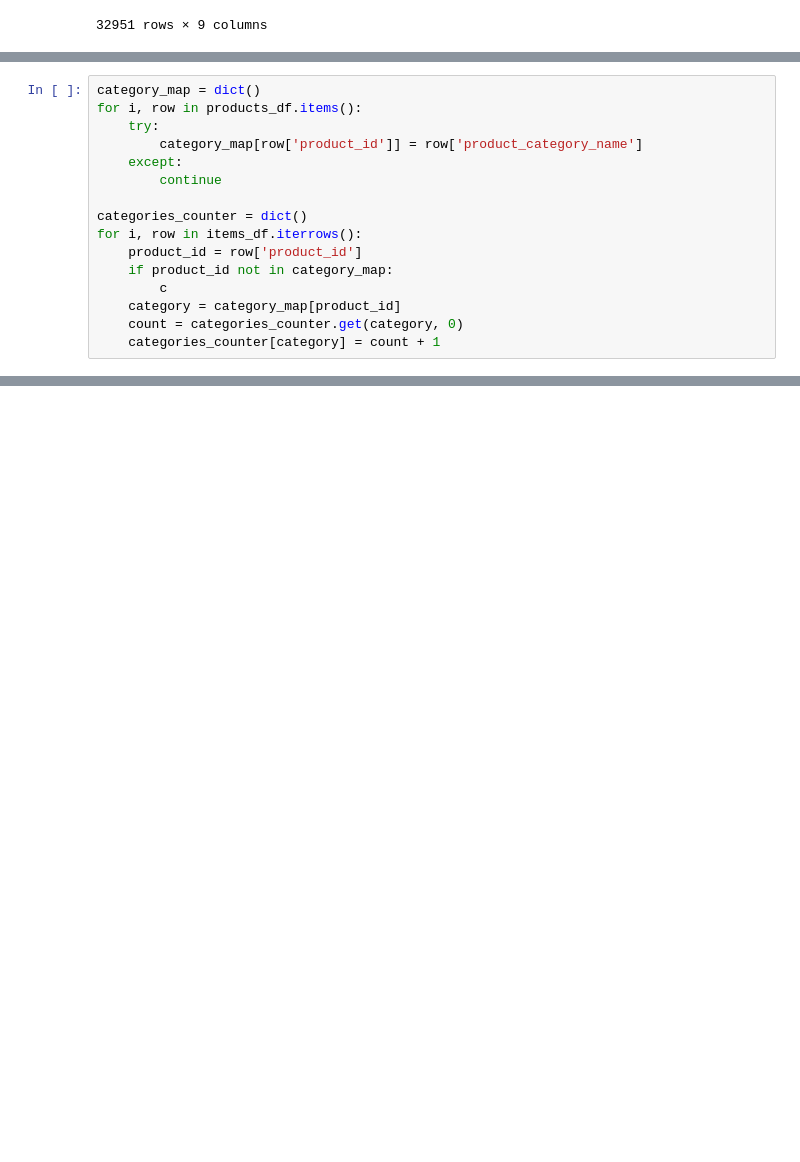
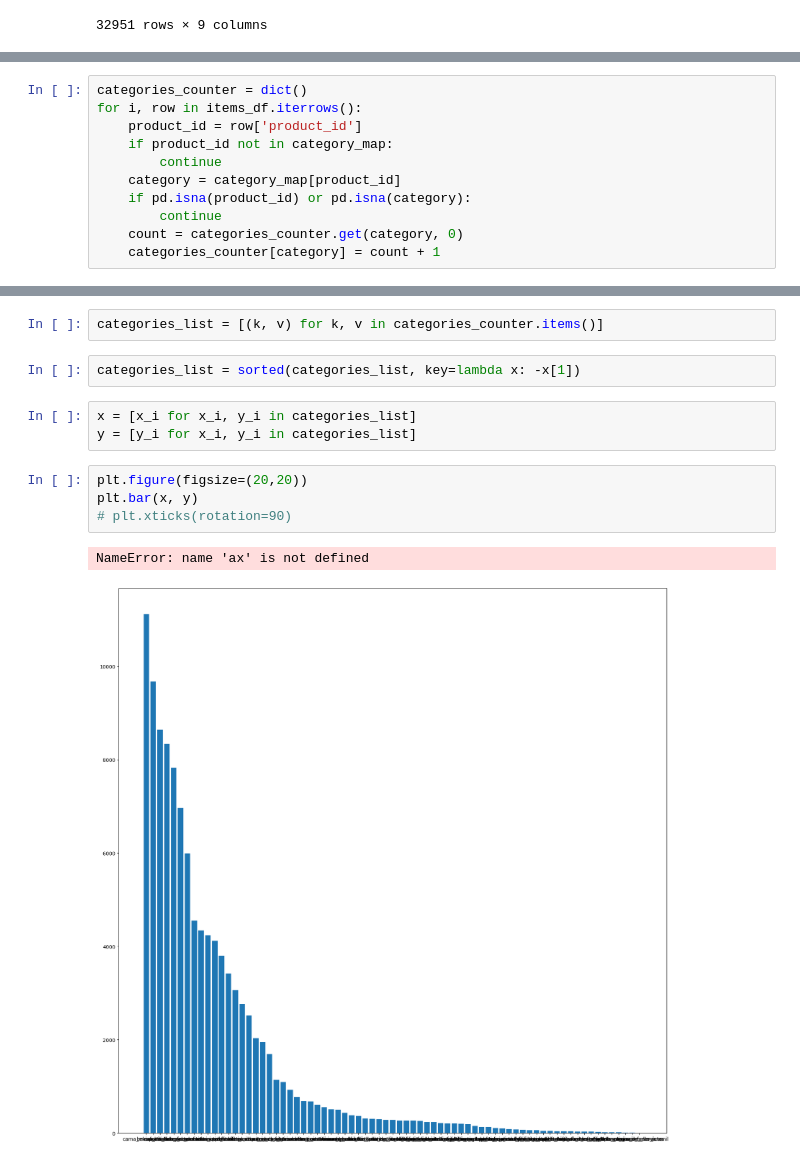
Before and after one commit to matwerner/fgv-introcomp, a Jupyter notebook: python/aula16/Untitled.ipynb, the cells around one changed output, grey strips where cells are left out. Cells and saved outputs as stored; diff of their text form; blank space fills up the shorter version.

```diff
--- a/python/aula16/Untitled.ipynb
+++ b/python/aula16/Untitled.ipynb
@@ -124,16 +142,11 @@ products_df
 # %%
-category_map = dict()
-for i, row in products_df.items():
-    try:
-        category_map[row['product_id']] = row['product_category_name']
-    except:
-        continue
-
 categories_counter = dict()
 for i, row in items_df.iterrows():
     product_id = row['product_id']
     if product_id not in category_map:
-        c
+        continue
     category = category_map[product_id]
+    if pd.isna(product_id) or pd.isna(category):
+        continue
     count = categories_counter.get(category, 0)
     categories_counter[category] = count + 1
@@ -141,0 +173,14 @@ KeyError: '4244733e06e7ecb4970a6e2683c13e61'
+# %%
+categories_list = [(k, v) for k, v in categories_counter.items()]
+# %%
+categories_list = sorted(categories_list, key=lambda x: -x[1])
+# %%
+x = [x_i for x_i, y_i in categories_list]
+y = [y_i for x_i, y_i in categories_list]
+# %%
+plt.figure(figsize=(20,20))
+plt.bar(x, y)
+# plt.xticks(rotation=90)
+# %% [output]
+NameError: name 'ax' is not defined
+[figure, added]
```
Also changed, not shown: parts of 20 cells of this notebook.
